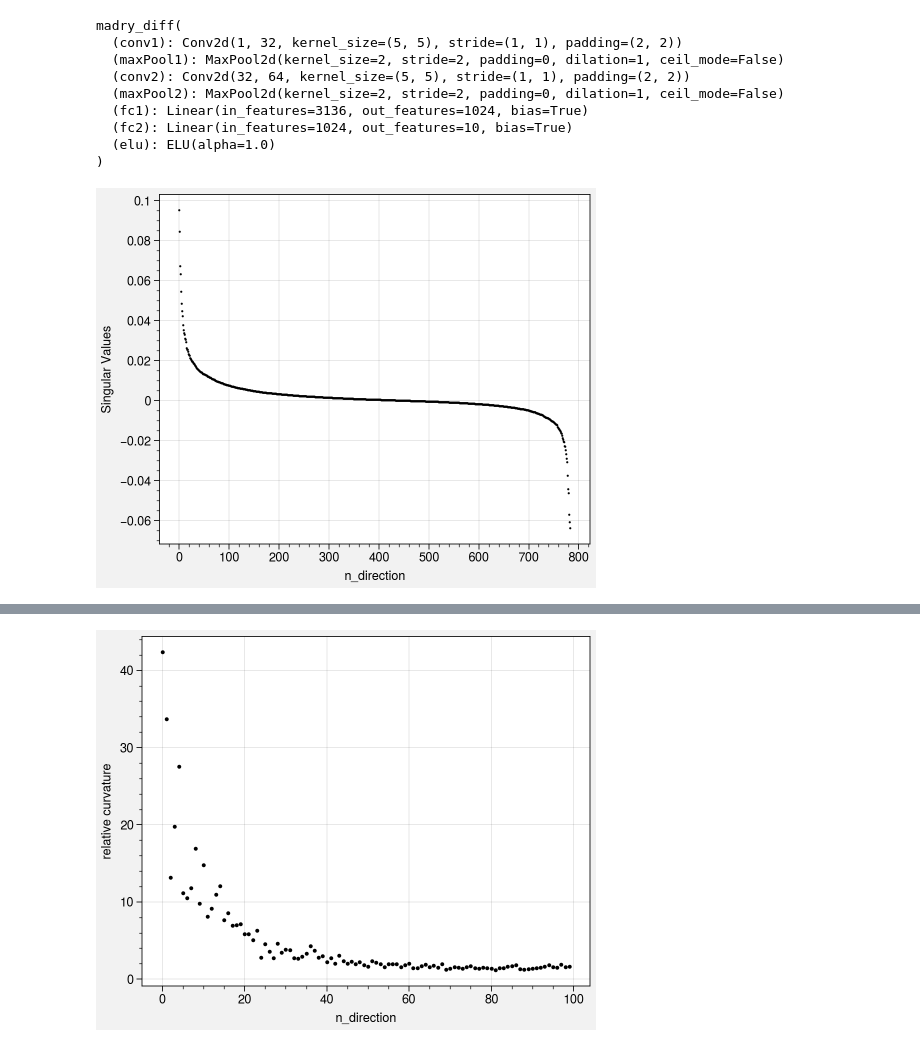
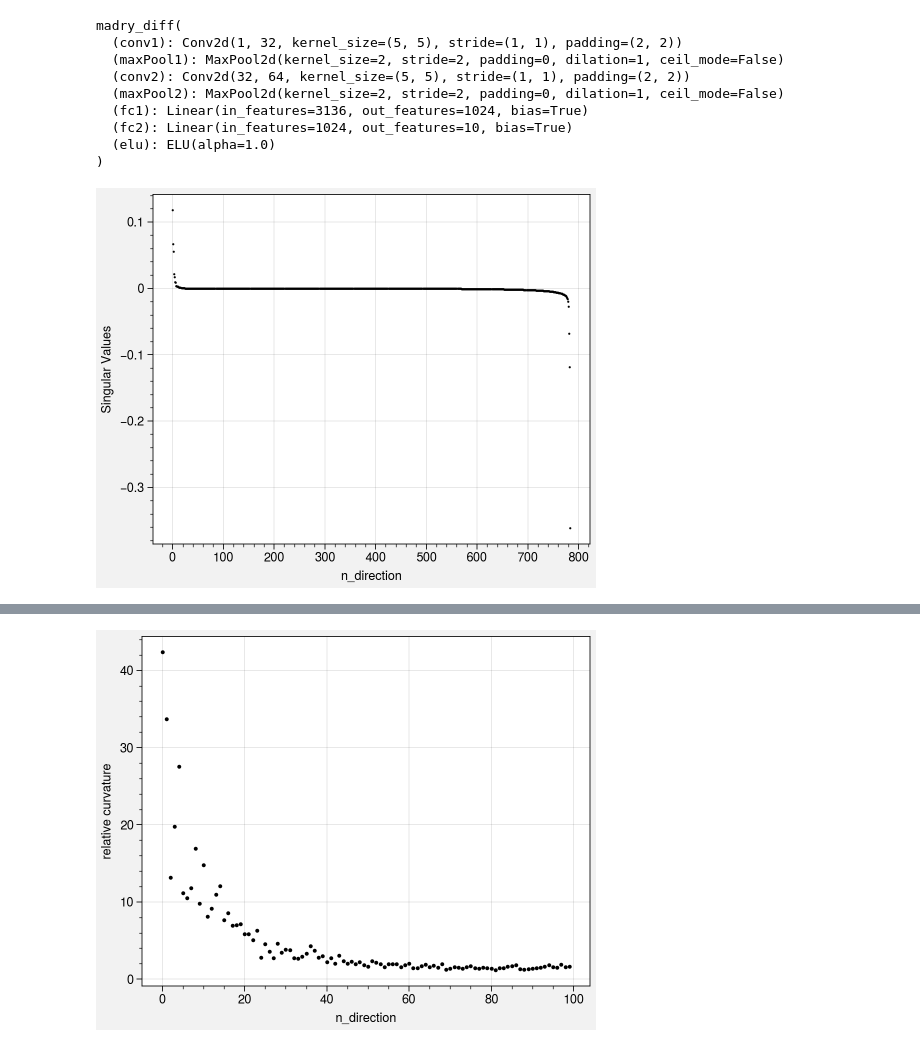
Before and after one commit to david-schu/TheGeometryOfAdversarialSubspaces, a Jupyter notebook: Curvature/curvature_analysis.ipynb, the cells around one changed output, grey strips where cells are left out. Drawn from its saved outputs; the diff is of its cells as text; code cells hidden in the pictures.

```diff
--- a/Curvature/curvature_analysis.ipynb
+++ b/Curvature/curvature_analysis.ipynb
@@ -358,7 +358,7 @@ def get_mean_poly_curvatures(point, model, experiment_params, n_sample_dirs=100)
 # model_cifar.load_state_dict(torch.load('./../models/random.pt', map_location=DEVICE))
 
 model_ = model.madry_diff()
-model_.load_state_dict(torch.load('./../models/natural_diff.pt', map_location=DEVICE))
+model_.load_state_dict(torch.load('./../models/natural.pt', map_location=DEVICE))
 model_.eval()
 model_.to(DEVICE)
 # %% [output]
@@ -401,7 +401,7 @@ experiment_params['device'] = DEVICE
 experiment_params['verbose'] = False
 yx_range = experiment_params['yx_range'] = (experiment_params['y_range'], experiment_params['x_range'])
 # %%
-img_n = 100
+img_n = 20
 
 # d_set ='MNIST'
 # images, labels = load_data(n_images, bounds=(0., 1.), d_set=d_set, random=False)
@@ -412,7 +412,7 @@ curvatures = []
 directions = []
 shape_ops = []
 
-for i, (img,label) in enumerate(zip(tqdm(images[:img_n]),labels[:img_n])):
+for i, (img,label) in enumerate(zip(images[:img_n],labels[:img_n])):
 
     if torch.is_tensor(label):
         label = int(label.cpu().detach().numpy().item())
@@ -430,42 +430,42 @@ for i, (img,label) in enumerate(zip(tqdm(images[:img_n]),labels[:img_n])):
     average_image_norm = np.mean(np.linalg.norm(image_stack.cpu().detach().numpy().reshape(image_stack.shape[0], -1), axis=1))
 
     img_vmin = image_stack.min().cpu().detach().numpy()
     img_vmax = image_stack.max().cpu().detach().numpy()
 
 
     experiment_params['unit_ids'] = np.arange(10)
     experiment_params['target_model_id'] = experiment_params['unit_ids'][experiment_params['target_neuron_id']]
 
 
     act, grad = act_func(image_stack)
     # act, grad = unit_diff_activation_and_gradient(model_, image_stack, experiment_params['target_model_id'],experiment_params['adv_neuron_id'])
     target_torch_image = (image_stack + grad*experiment_params['image_scale']*experiment_params['target']*experiment_params['x_range'][1]).detach()
-#     hessian = sr1_hessian(
-#         act_func, target_torch_image,
-#         distance=experiment_params['hessian_dist'],
-#         n_points=experiment_params['hessian_num_pts'],
-#         random_walk=False,
-#         learning_rate=experiment_params['hessian_lr'])
-    hess_func = lambda x: model_(x)[:,experiment_params['target_model_id']] - model_(x)[:,experiment_params['adv_neuron_id']]
-    hessian = torch.autograd.functional.hessian(hess_func, target_torch_image).reshape(784,784)
+    hessian = sr1_hessian(
+        act_func, target_torch_image,
+        distance=experiment_params['hessian_dist'],
+        n_points=experiment_params['hessian_num_pts'],
+        random_walk=False,
+        learning_rate=experiment_params['hessian_lr'])
+#     hess_func = lambda x: model_(x)[:,experiment_params['target_model_id']] - model_(x)[:,experiment_params['adv_neuron_id']]
+#     hessian = torch.autograd.functional.hessian(hess_func, target_torch_image).reshape(784,784)
     np_hessian = hessian.cpu().detach().numpy()
     np_grad = grad.cpu().detach().numpy().flatten()
 #     hessian_eigen_values, hessian_eigen_vectors = scipy.linalg.eigh(np_hessian)
     shape_operator, principal_curvatures, principal_directions = local_response_curvature(np_grad, np_hessian)
 
     sort_idx = np.flip(np.argsort(principal_curvatures))
 
     curvatures.append(principal_curvatures[sort_idx])
     directions.append(principal_directions[:,sort_idx].T)
     shape_ops.append(shape_operator)
 
 fig, ax = plot.subplots(nrows=1, ncols=1, figsize=(5,4))
 ax.scatter(curvatures[0], c='k', s = 0.9)
 ax.format(
     ylabel='Singular Values',
     xlabel='n_direction')
 # %% [output]
-[figure, old version]
+[figure, new version]
 # %%
 num_top = 1
 
```
Also changed, not shown: parts of 2 cells of this notebook, 29 other files.
